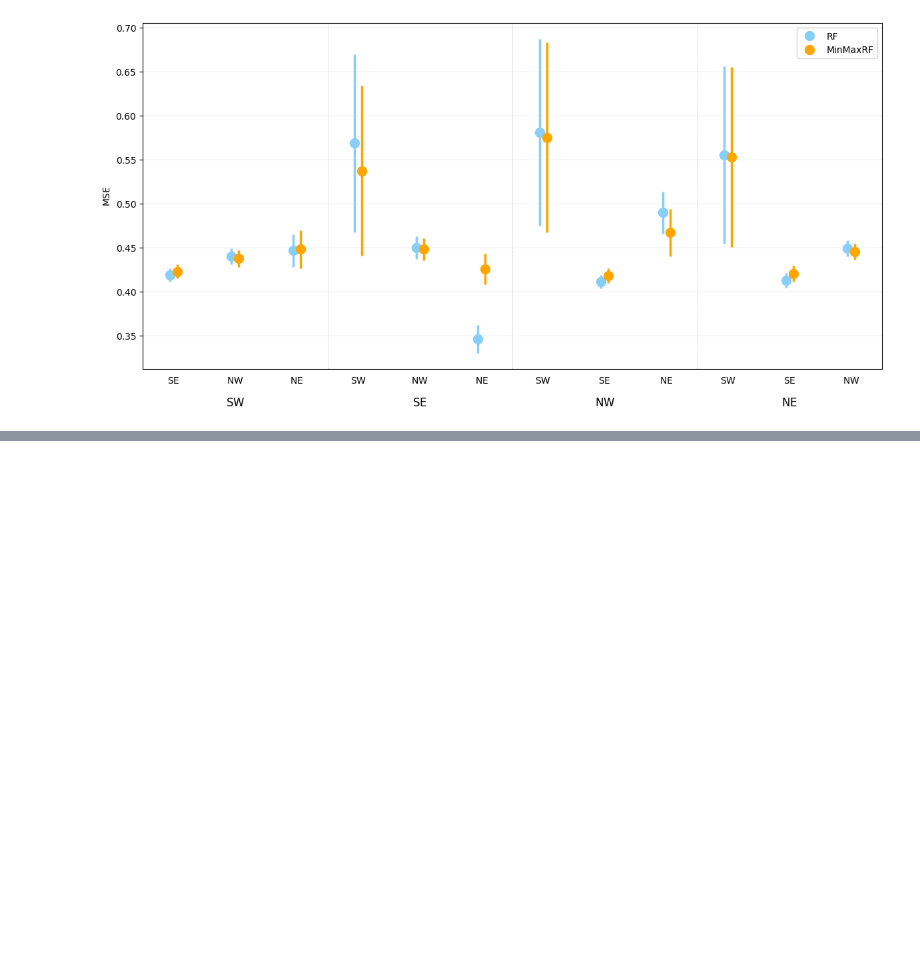
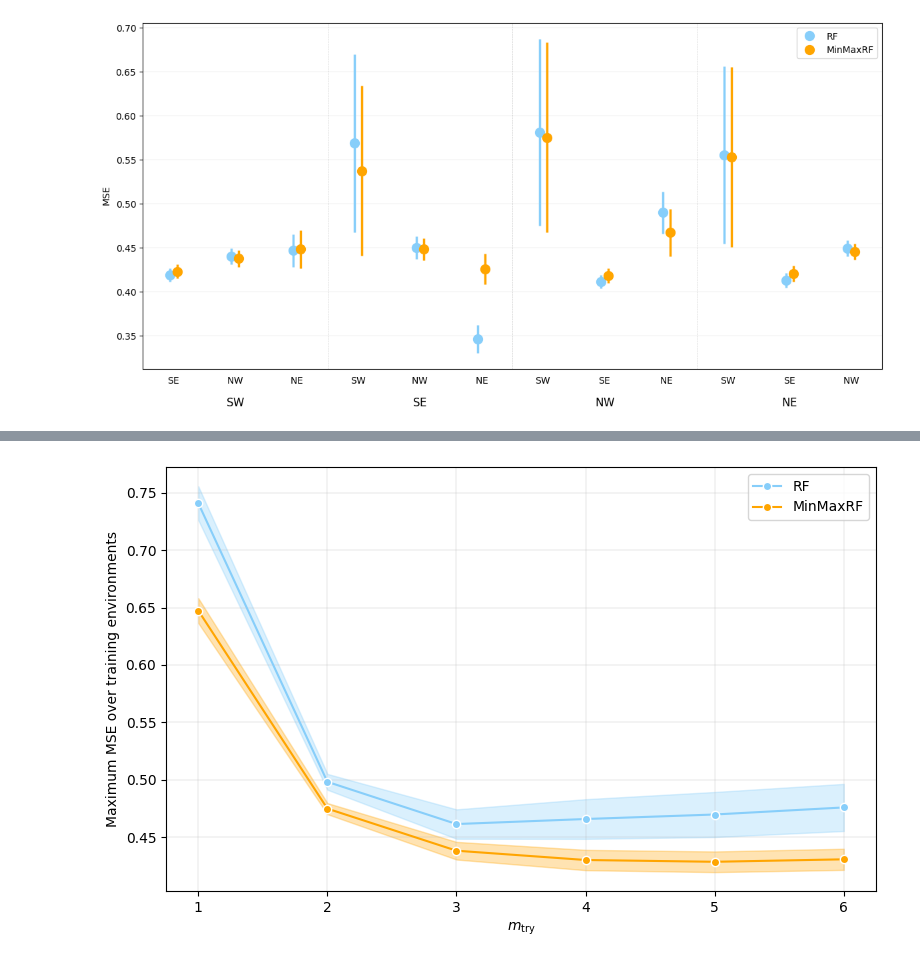
Before and after one commit to francescofreni/nldg, a Jupyter notebook: experiments/results_rf.ipynb, the cells around one changed output, grey strips where cells are left out. Saved outputs shown, nothing was run; the diff lists cells and outputs as text; code cells hidden in the pictures; blank space fills up the shorter version.

```diff
--- a/experiments/results_rf.ipynb
+++ b/experiments/results_rf.ipynb
@@ -155,0 +197,7 @@ plot_quadrant_env_splits(env_specific_metrics_df, split="Val", saveplot=True, na
+# %%
+mtry_path = os.path.join(analysis_results_dir, "maxmse_mtry_resample.csv")
+mtry_df = pd.read_csv(mtry_path)
+# %%
+plot_max_mse_mtry_resample(mtry_df, saveplot=True)
+# %% [output]
+[figure, added]
```
Also changed, not shown: parts of 17 cells of this notebook, 1 other file.
